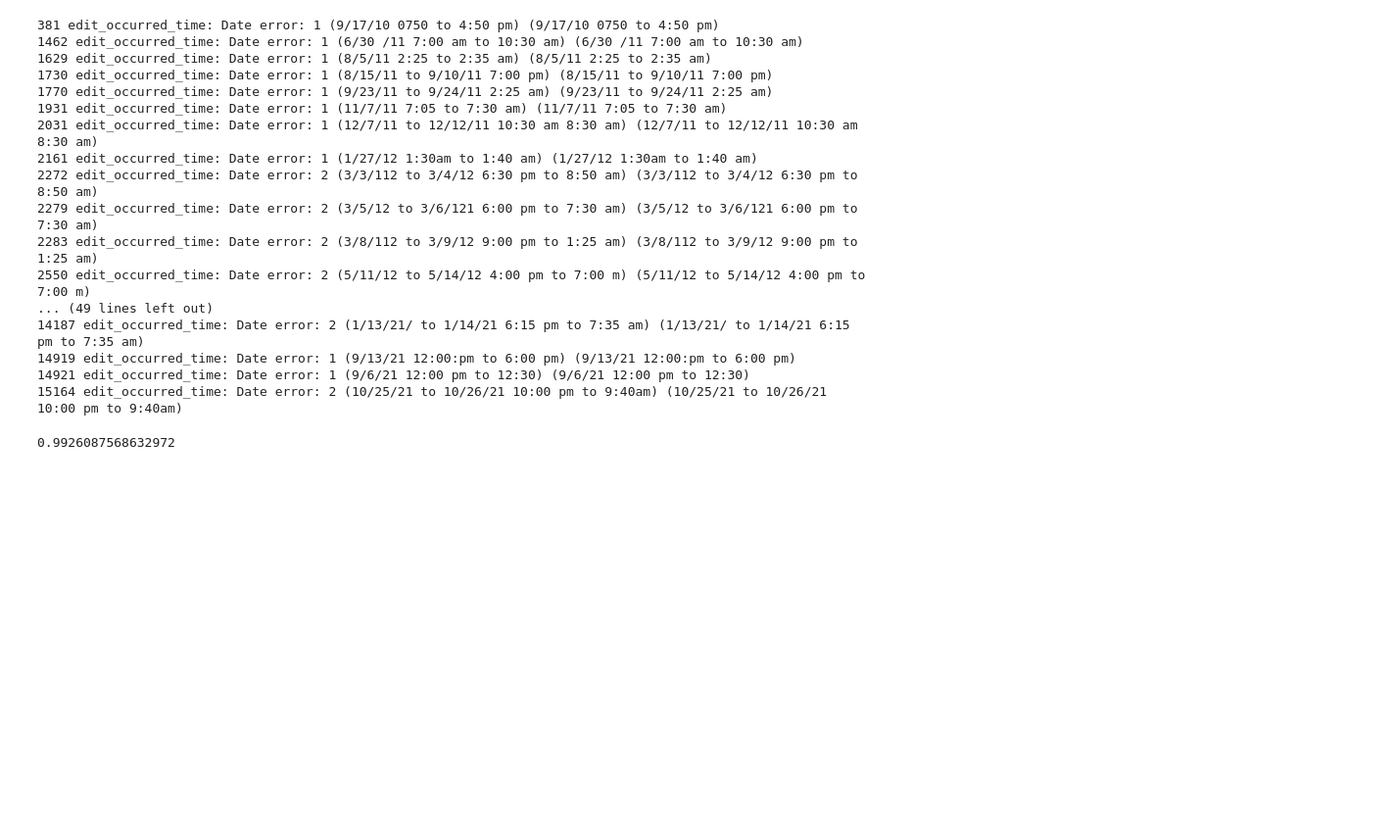
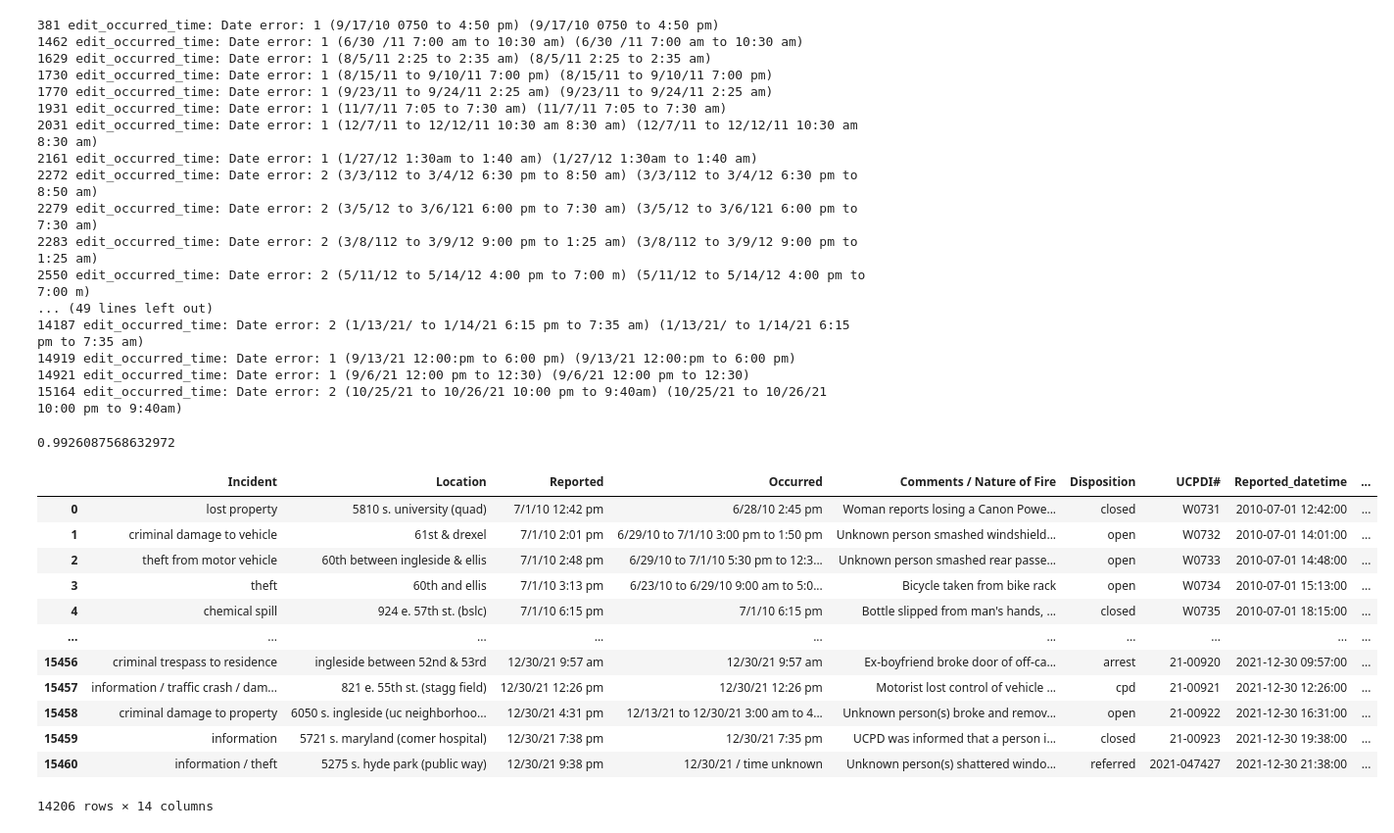
Before and after one commit to UCOpenData/NewCPD, a Jupyter notebook: clean_output.ipynb, the cells around one changed output. Shown at 98% size. Drawn from its saved outputs; the diff is of its cells as text; code cells hidden in the pictures; blank space fills up the shorter version.

```diff
--- a/clean_output.ipynb
+++ b/clean_output.ipynb
@@ -340,3 +356,19 @@ cleaned.to_csv('cleaned-070110-123121.csv')
 1 - len(cleaned[cleaned['Occurred_lower_range'].isnull()]) / len(cleaned)
 # %% [output]
 0.9926087568632972
+# %%
+cleaned
+# %% [output]
+|  | Incident | Location | Reported | Occurred | Comments / Nature of Fire | Disposition | UCPDI# | Reported_datetime | ... |
+| 0 | lost property | 5810 s. university (quad) | 7/1/10 12:42 pm | 6/28/10 2:45 pm | Woman reports losing a Canon Powe... | closed | W0731 | 2010-07-01 12:42:00 | ... |
+| 1 | criminal damage to vehicle | 61st & drexel | 7/1/10 2:01 pm | 6/29/10 to 7/1/10 3:00 pm to 1:50 pm | Unknown person smashed windshield... | open | W0732 | 2010-07-01 14:01:00 | ... |
+| 2 | theft from motor vehicle | 60th between ingleside & ellis | 7/1/10 2:48 pm | 6/29/10 to 7/1/10 5:30 pm to 12:3... | Unknown person smashed rear passe... | open | W0733 | 2010-07-01 14:48:00 | ... |
+| 3 | theft | 60th and ellis | 7/1/10 3:13 pm | 6/23/10 to 6/29/10 9:00 am to 5:0... | Bicycle taken from bike rack | open | W0734 | 2010-07-01 15:13:00 | ... |
+| 4 | chemical spill | 924 e. 57th st. (bslc) | 7/1/10 6:15 pm | 7/1/10 6:15 pm | Bottle slipped from man's hands, ... | closed | W0735 | 2010-07-01 18:15:00 | ... |
+| ... | ... | ... | ... | ... | ... | ... | ... | ... | ... |
+| 15456 | criminal trespass to residence | ingleside between 52nd & 53rd | 12/30/21 9:57 am | 12/30/21 9:57 am | Ex-boyfriend broke door of off-ca... | arrest | 21-00920 | 2021-12-30 09:57:00 | ... |
+| 15457 | information / traffic crash / dam... | 821 e. 55th st. (stagg field) | 12/30/21 12:26 pm | 12/30/21 12:26 pm | Motorist lost control of vehicle ... | cpd | 21-00921 | 2021-12-30 12:26:00 | ... |
+| 15458 | criminal damage to property | 6050 s. ingleside (uc neighborhoo... | 12/30/21 4:31 pm | 12/13/21 to 12/30/21 3:00 am to 4... | Unknown person(s) broke and remov... | open | 21-00922 | 2021-12-30 16:31:00 | ... |
+| 15459 | information | 5721 s. maryland (comer hospital) | 12/30/21 7:38 pm | 12/30/21 7:35 pm | UCPD was informed that a person i... | closed | 21-00923 | 2021-12-30 19:38:00 | ... |
+| 15460 | information / theft | 5275 s. hyde park (public way) | 12/30/21 9:38 pm | 12/30/21 / time unknown | Unknown person(s) shattered windo... | referred | 2021-047427 | 2021-12-30 21:38:00 | ... |
+14206 rows × 14 columns
```
Also changed, not shown: parts of 3 cells of this notebook, 12 other files.
